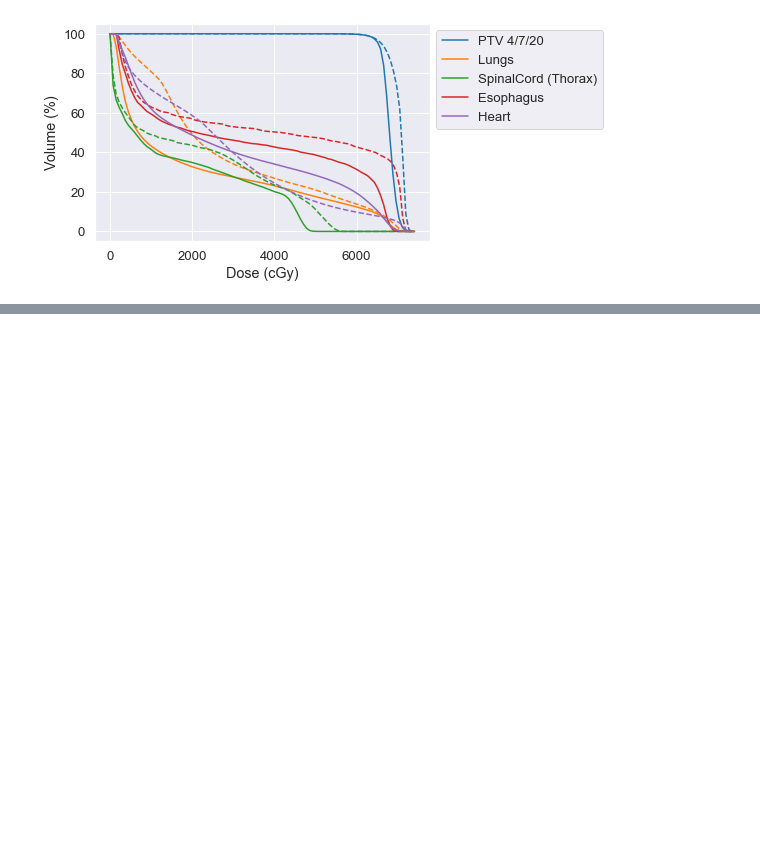
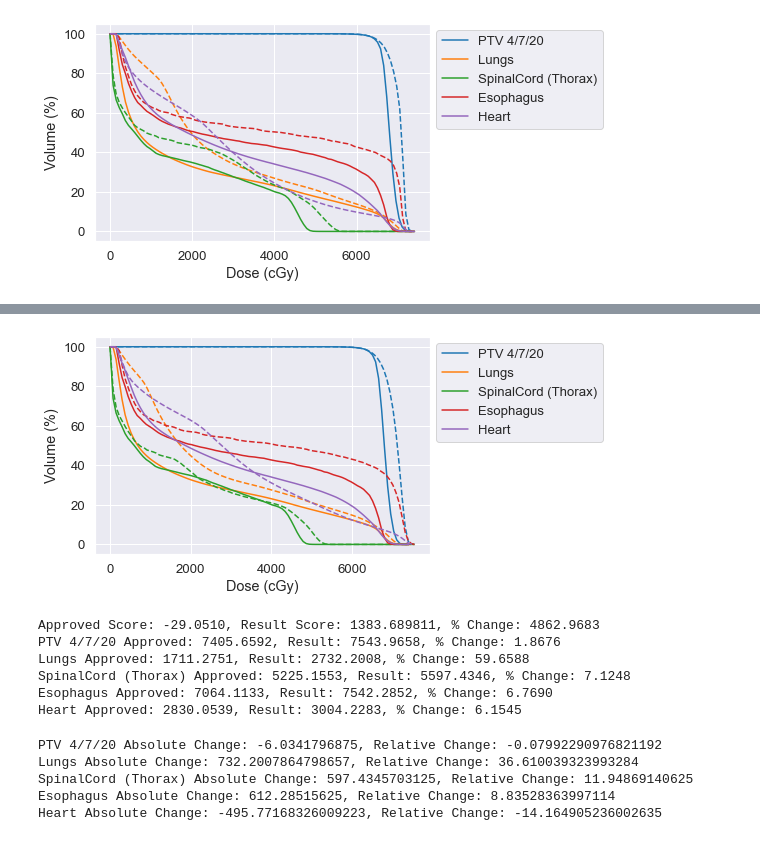
Before and after one commit to kels271828/RayBay, a Jupyter notebook: results/newPatient.ipynb, the cells around one changed output, grey strips where cells are left out. Drawn from its saved outputs; the diff is of its cells as text; code cells hidden in the pictures; blank space fills up the shorter version.

Commit message:
tried barrier + LQ, added more descriptions in notebook

```diff
--- a/results/newPatient.ipynb
+++ b/results/newPatient.ipynb
@@ -476,0 +634,5 @@ get_score(objs_approved)
+# %%
+# DVH
+plot_dvh(dvh_blq)
+# %% [output]
+[figure, added]
@@ -476,0 +660,34 @@ get_score(objs_approved)
+# %%
+# Stats
+get_stats(fun_blq, objs_blq)
+
+# Below shows the relative change between my plan and the approved plan
+
+# This time I didn't go lower than the approved PTV max, but I stayed within the 2%.
+# This was a bad plan for the lungs in terms of the clinical goal.
+
+# The approved score for this function was -27.1323, so the first line should be
+# Approved Score: -27.1323, Result Score: 1383.689811, % Change: 5199.7936
+# %% [output]
+Approved Score: -29.0510, Result Score: 1383.689811, % Change: 4862.9683
+PTV 4/7/20 Approved: 7405.6592, Result: 7543.9658, % Change: 1.8676
+Lungs Approved: 1711.2751, Result: 2732.2008, % Change: 59.6588
+SpinalCord (Thorax) Approved: 5225.1553, Result: 5597.4346, % Change: 7.1248
+Esophagus Approved: 7064.1133, Result: 7542.2852, % Change: 6.7690
+Heart Approved: 2830.0539, Result: 3004.2283, % Change: 6.1545
+# %%
+# Barrier + LQ function
+for roi in roi_list:
+    dose = objs_blq[roi][-1]['DoseValue']
+    res = objs_blq[roi][-1]['ResultValue']
+    print(f'{roi} Absolute Change: {res - dose}, Relative Change: {100*(res - dose)/dose}')
+
+# Below shows the absolute and relative change between my plan and the goal maximum values
+
+# It looks like there's a relationship between the PTV, Lungs, and Heart...
+# %% [output]
+PTV 4/7/20 Absolute Change: -6.0341796875, Relative Change: -0.07992290976821192
+Lungs Absolute Change: 732.2007864798657, Relative Change: 36.610039323993284
+SpinalCord (Thorax) Absolute Change: 597.4345703125, Relative Change: 11.94869140625
+Esophagus Absolute Change: 612.28515625, Relative Change: 8.83528363997114
+Heart Absolute Change: -495.77168326009223, Relative Change: -14.164905236002635
```
Also changed, not shown: parts of 46 cells of this notebook, 9 other files.
